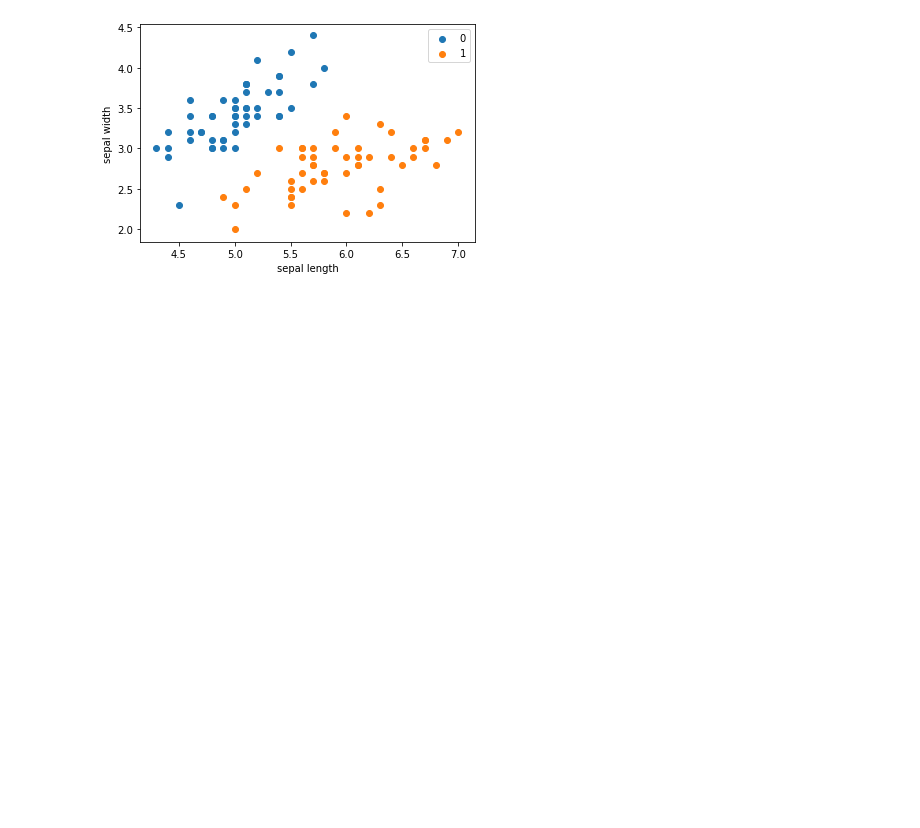
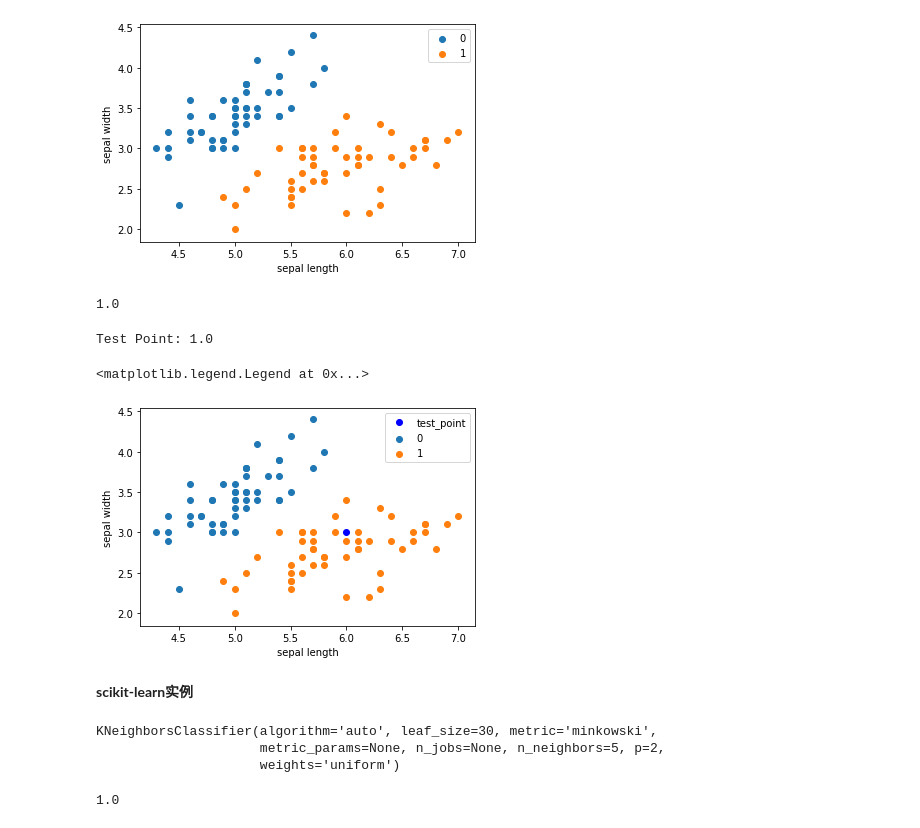
Before and after one commit to michaelzhouy/Statistical_Learning_Methods, a Jupyter notebook: 03-k近邻法.ipynb, the cells around one changed output. Cells and saved outputs as stored; diff of their text form; code cells hidden in the pictures; blank space fills up the shorter version.

```diff
--- a/03-k近邻法.ipynb
+++ b/03-k近邻法.ipynb
@@ -161,0 +168,26 @@ X_train, X_test, y_train, y_test = train_test_split(X, y,
+# %%
+clf.score(X_test, y_test)
+# %% [output]
+1.0
+# %%
+test_point = [6.0, 3.0]
+print('Test Point: {}'.format(clf.predict(test_point)))
+# %% [output]
+Test Point: 1.0
+# %%
+plt.scatter(df[:50]['sepal length'], df[:50]['sepal width'],
+            label='0') # 标签
+plt.scatter(df[50:100]['sepal length'], df[50:100]['sepal width'],
+            label='1') # 标签
+# 测试点
+plt.plot(test_point[0], test_point[1],
+         'bo', # 蓝色圆圈标记
+         label='test_point') # 标签
+plt.xlabel('sepal length') # x轴名称
+plt.ylabel('sepal width') # y轴名称
+plt.legend() # 图例显示位置
+# %% [output]
+<matplotlib.legend.Legend at 0x...>
+[figure, added]
+# %% [markdown]
+**scikit-learn实例**
@@ -161,0 +196,11 @@ X_train, X_test, y_train, y_test = train_test_split(X, y,
+# %%
+clf_sk = KNeighborsClassifier()
+clf_sk.fit(X_train, y_train)
+# %% [output]
+KNeighborsClassifier(algorithm='auto', leaf_size=30, metric='minkowski',
+                     metric_params=None, n_jobs=None, n_neighbors=5, p=2,
+                     weights='uniform')
+# %%
+clf_sk.score(X_test, y_test)
+# %% [output]
+1.0
```
Also changed, not shown: parts of 13 cells of this notebook.
